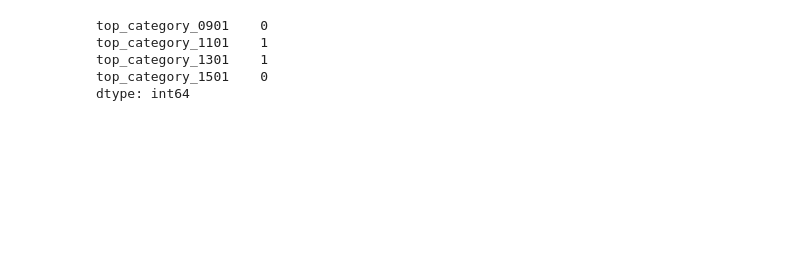
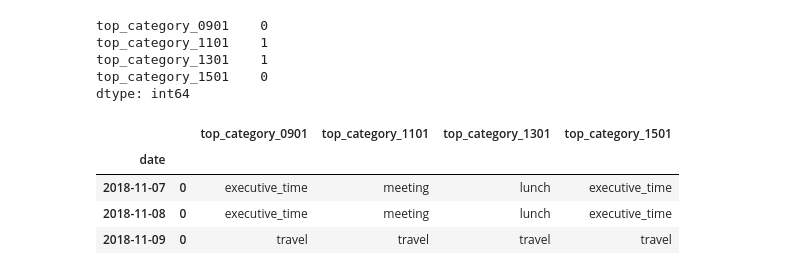
Before and after one commit to yefremenko/predict_trump, a Jupyter notebook: Data_Exploration_&_Preprocessing_&_Hypothesis.ipynb, the cells around one changed output. Saved outputs shown, nothing was run; the diff lists cells and outputs as text; code cells hidden in the pictures; blank space fills up the shorter version.

```diff
--- a/Data_Exploration_&_Preprocessing_&_Hypothesis.ipynb
+++ b/Data_Exploration_&_Preprocessing_&_Hypothesis.ipynb
@@ -256,3 +258,11 @@ top_category_1101    1
 top_category_1301    1
 top_category_1501    0
 dtype: int64
+# %%
+train_df.head(3)
+# %% [output]
+|  |  | top_category_0901 | top_category_1101 | top_category_1301 | top_category_1501 |
+| date |  |  |  |  |  |
+| 2018-11-07 | 0 | executive_time | meeting | lunch | executive_time |
+| 2018-11-08 | 0 | executive_time | meeting | lunch | executive_time |
+| 2018-11-09 | 0 | travel | travel | travel | travel |
```
Also changed, not shown: parts of 4 cells of this notebook.
